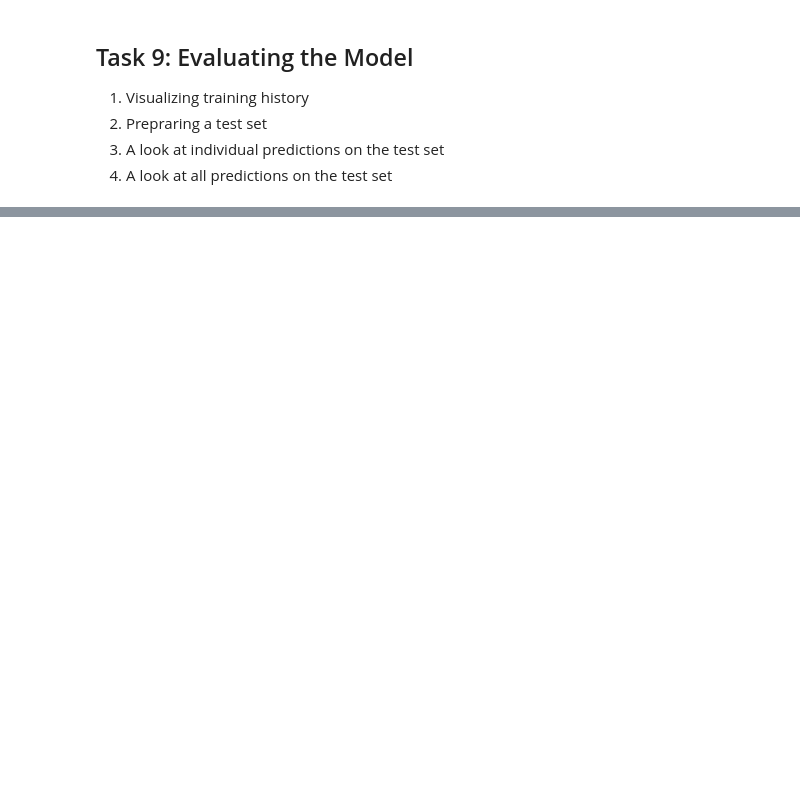
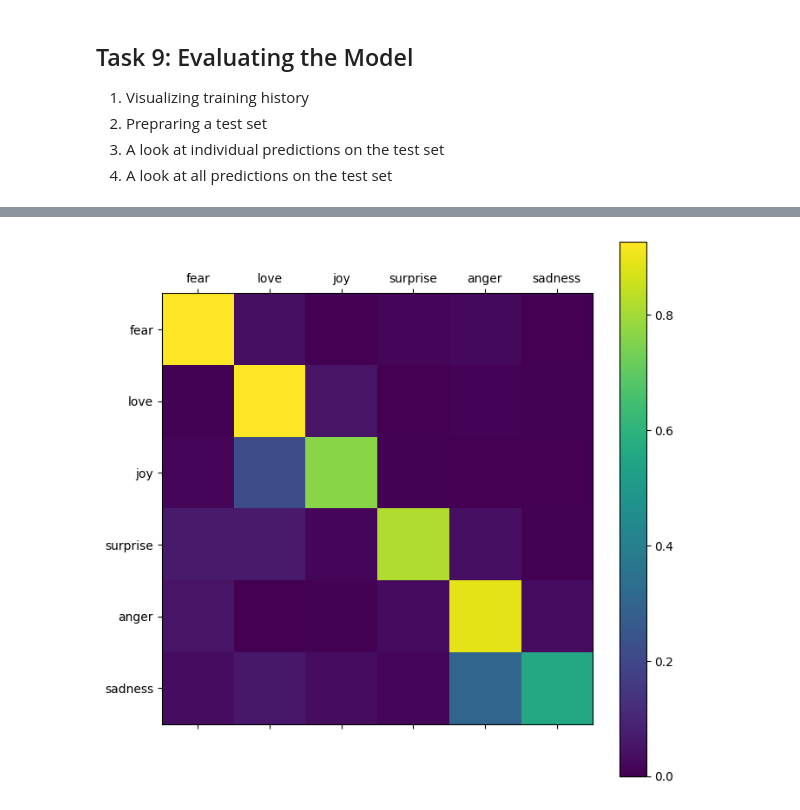
Before and after one commit to harshithgowdakc/-Tweet-Emotion-Recognition, a Jupyter notebook: Copy_of_Tweet_Emotion_Recognition_Learner.ipynb, the cells around one changed output, grey strips where cells are left out. Cells and saved outputs as stored; diff of their text form; code cells hidden in the pictures; blank space fills up the shorter version.

```diff
--- a/Copy_of_Tweet_Emotion_Recognition_Learner.ipynb
+++ b/Copy_of_Tweet_Emotion_Recognition_Learner.ipynb
@@ -192,0 +373,4 @@ def get_sequences(tokenizer, tweets):
+# %%
+test_tweets, test_labels = get_tweets(test)
+test_sequences = get_sequences(tokenizer, test_tweets)
+test_labels = np.array(test_labels)
@@ -192,0 +395,3 @@ def get_sequences(tokenizer, tweets):
+# %%
+preds = np.argmax(model.predict(test_sequences), axis=-1)
+preds.shape, test_labels.shape
@@ -192,0 +401,17 @@ def get_sequences(tokenizer, tweets):
+# %%
+def show_confusion_matrix(y_true, y_pred, classes):
+    from sklearn.metrics import confusion_matrix
+
+    cm = confusion_matrix(y_true, y_pred, normalize='true')
+
+    plt.figure(figsize=(8, 8))
+    sp = plt.subplot(1, 1, 1)
+    ctx = sp.matshow(cm)
+    plt.xticks(list(range(0, 6)), labels=classes)
+    plt.yticks(list(range(0, 6)), labels=classes)
+    plt.colorbar(ctx)
+    plt.show()
+
+show_confusion_matrix(test_labels, preds, list(classes))
+# %% [output]
+[figure, added]
```
Also changed, not shown: parts of 17 cells of this notebook.
